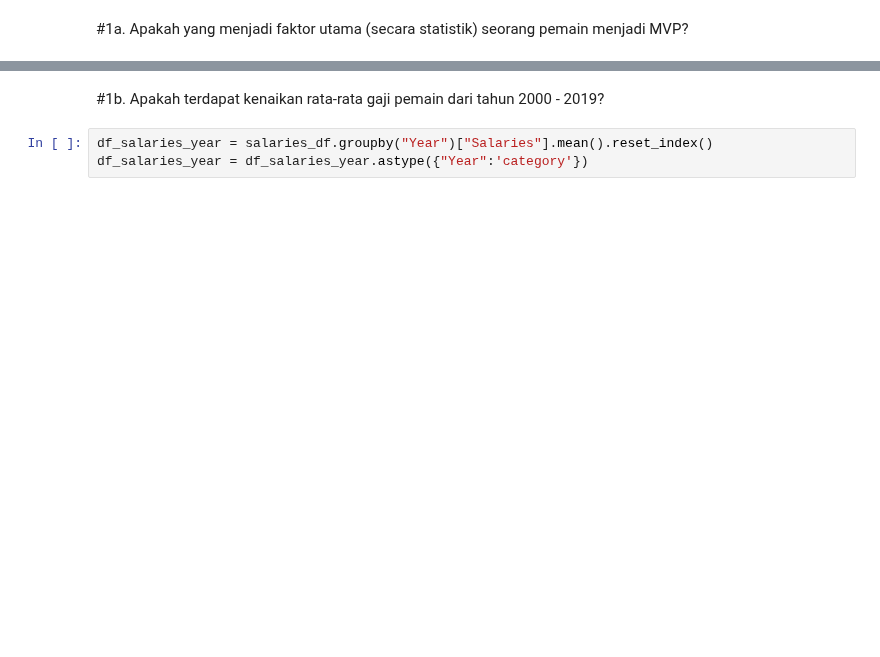
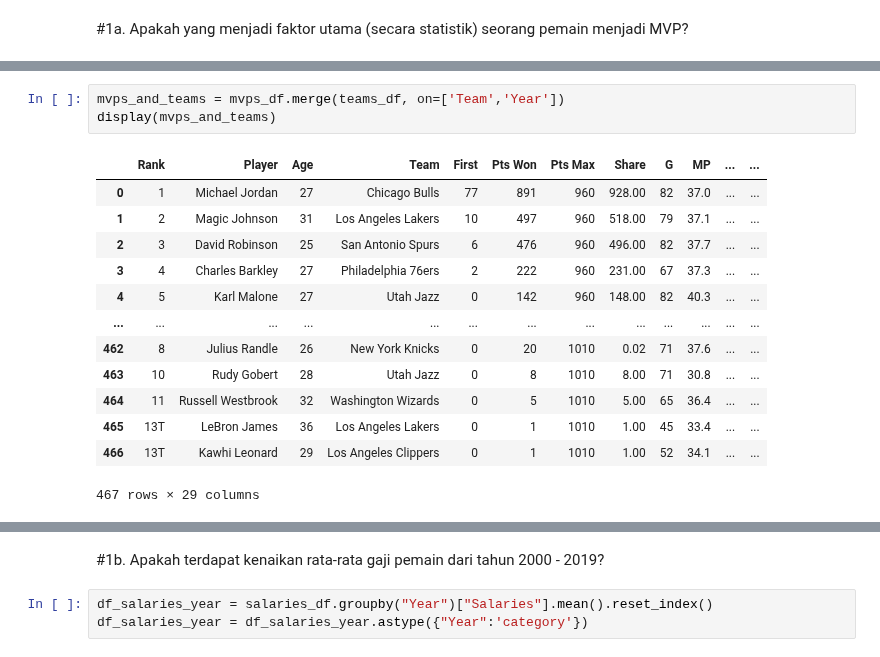
Before and after one commit to akmalgomal3/nba-kasddead, a Jupyter notebook: dataset-insight.ipynb, the cells around one changed output, grey strips where cells are left out. Drawn from its saved outputs; the diff is of its cells as text; blank space fills up the shorter version.

```diff
--- a/dataset-insight.ipynb
+++ b/dataset-insight.ipynb
@@ -181,0 +540,17 @@ mvps_df.info()
+# %%
+mvps_and_teams = mvps_df.merge(teams_df, on=['Team','Year'])
+display(mvps_and_teams)
+# %% [output]
+|  | Rank | Player | Age | Team | First | Pts Won | Pts Max | Share | G | MP | ... | ... |
+| 0 | 1 | Michael Jordan | 27 | Chicago Bulls | 77 | 891 | 960 | 928.00 | 82 | 37.0 | ... | ... |
+| 1 | 2 | Magic Johnson | 31 | Los Angeles Lakers | 10 | 497 | 960 | 518.00 | 79 | 37.1 | ... | ... |
+| 2 | 3 | David Robinson | 25 | San Antonio Spurs | 6 | 476 | 960 | 496.00 | 82 | 37.7 | ... | ... |
+| 3 | 4 | Charles Barkley | 27 | Philadelphia 76ers | 2 | 222 | 960 | 231.00 | 67 | 37.3 | ... | ... |
+| 4 | 5 | Karl Malone | 27 | Utah Jazz | 0 | 142 | 960 | 148.00 | 82 | 40.3 | ... | ... |
+| ... | ... | ... | ... | ... | ... | ... | ... | ... | ... | ... | ... | ... |
+| 462 | 8 | Julius Randle | 26 | New York Knicks | 0 | 20 | 1010 | 0.02 | 71 | 37.6 | ... | ... |
+| 463 | 10 | Rudy Gobert | 28 | Utah Jazz | 0 | 8 | 1010 | 8.00 | 71 | 30.8 | ... | ... |
+| 464 | 11 | Russell Westbrook | 32 | Washington Wizards | 0 | 5 | 1010 | 5.00 | 65 | 36.4 | ... | ... |
+| 465 | 13T | LeBron James | 36 | Los Angeles Lakers | 0 | 1 | 1010 | 1.00 | 45 | 33.4 | ... | ... |
+| 466 | 13T | Kawhi Leonard | 29 | Los Angeles Clippers | 0 | 1 | 1010 | 1.00 | 52 | 34.1 | ... | ... |
+467 rows × 29 columns
```
Also changed, not shown: parts of 57 cells of this notebook.
